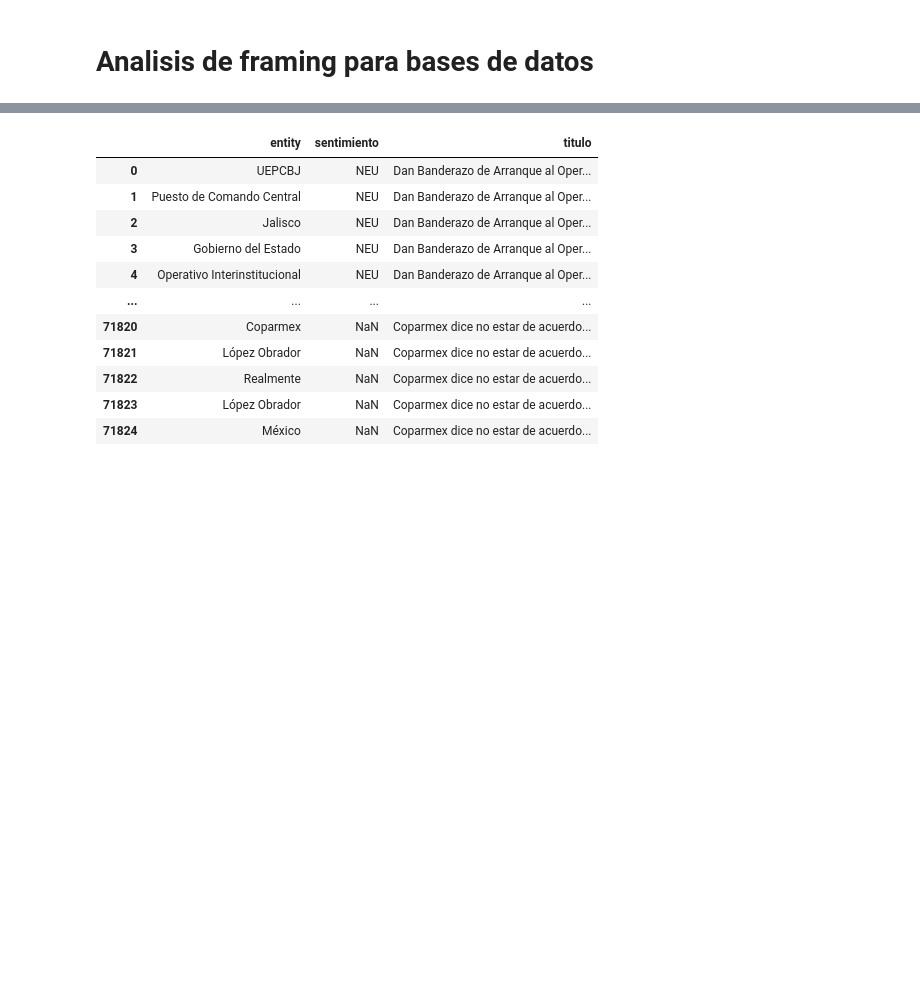
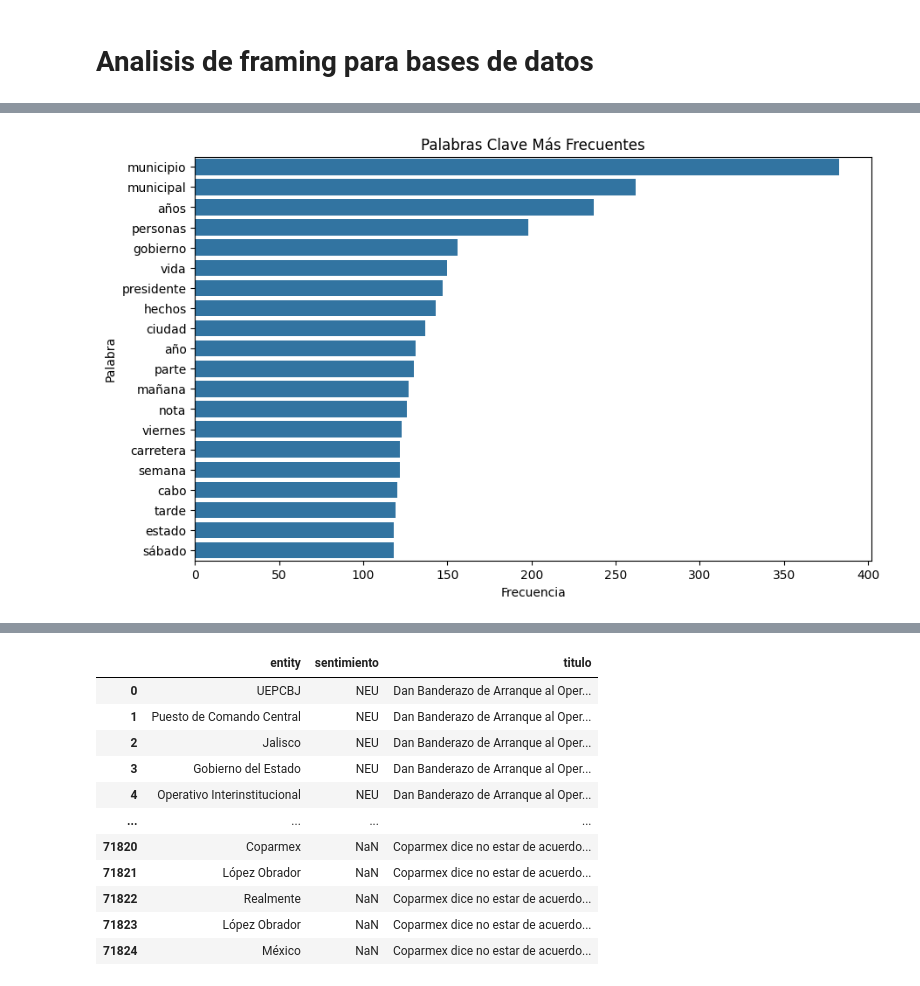
Before and after one commit to adrianodreamer/udg_paper, a Jupyter notebook: framing.ipynb, the cells around one changed output, grey strips where cells are left out. Cells and saved outputs as stored; diff of their text form; code cells hidden in the pictures; blank space fills up the shorter version.

```diff
--- a/framing.ipynb
+++ b/framing.ipynb
@@ -77,8 +99,7 @@ df
 # %%
-
 
 # Cargar el modelo de spaCy (asegúrate de tener el mismo que usaste para procesar)
 
 
 # Convertir las columnas de análisis de string a diccionario
-df['analisis'] = df['analisis'].apply(lambda x: eval(x) if pd.notnull(x) else {})
+#df['analisis'] = df['analisis'].apply(lambda x: eval(x) if pd.notnull(x) else {})
@@ -105,16 +105,0 @@ palabras_a_filtrar['entidades'] = list(all_entities)
-# %%
-def filter_keywords(keywords, filter_words):
-    """Filtra palabras clave que son entidades o lugares"""
-    filtered = []
-    for kw in keywords:
-        kw_lower = kw.lower()
-        # Excluir si es una entidad conocida o stopword
-        if (kw_lower not in filter_words['entidades'] and
-            kw_lower not in filter_words['stopwords'] and
-            len(kw) > 3):  # Excluir palabras muy cortas
-            filtered.append(kw)
-    return filtered
-
-# Aplicar el filtro
-df['filtered_keywords'] = df['analisis'].apply(
-    lambda x: filter_keywords(x, palabras_a_filtrar))
@@ -278,3 +213,16 @@ keyword_counts
  ('sábado', 118)]
 # %%
 #keyword_counts.to_csv('keyword_counts.csv', index=False, encoding='utf-8-sig')
+# %%
+# Identificar temas principales a través de palabras clave
+all_keywords = [kw for sublist in df['palabras_clave'] for kw in sublist]
+keyword_counts = Counter(all_keywords).most_common(20)
+
+# Visualización
+keywords_df = pd.DataFrame(keyword_counts, columns=['Palabra', 'Frecuencia'])
+plt.figure(figsize=(10,6))
+sns.barplot(data=keywords_df, y='Palabra', x='Frecuencia')
+plt.title('Palabras Clave Más Frecuentes')
+plt.show()
+# %% [output]
+[figure, added]
```
Also changed, not shown: parts of 29 cells of this notebook, 6 other files.
